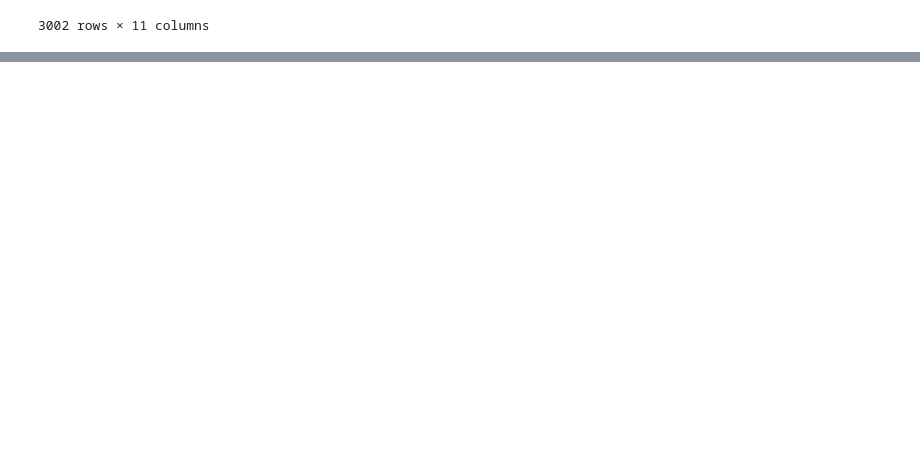
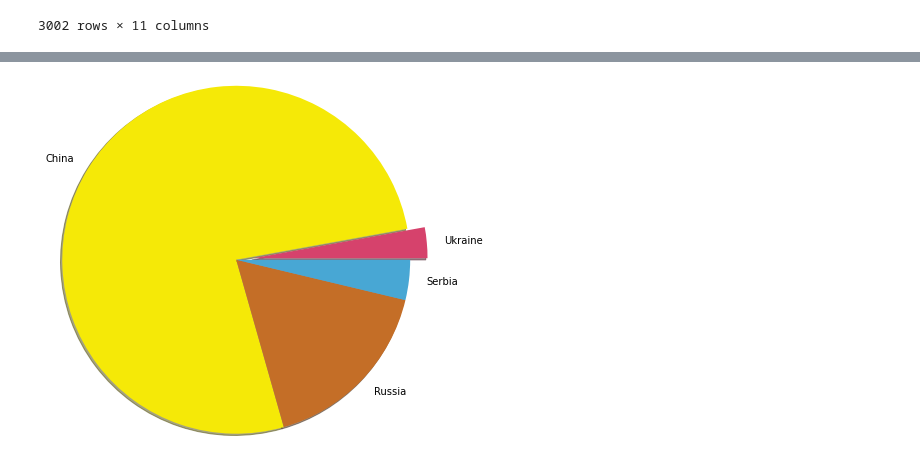
Before and after one commit to ingli96/pandas-lection, a Jupyter notebook: main.ipynb, the cells around one changed output, grey strips where cells are left out. Cells and saved outputs as stored; diff of their text form; code cells hidden in the pictures; blank space fills up the shorter version.

```diff
--- a/main.ipynb
+++ b/main.ipynb
@@ -26,0 +39,4 @@ data
+# %%
+# сразу удалим ненужные, с которыми мы не планируем работать
+data = data.drop(['FIPS', 'Admin2', 'Last_Update', 'Province_State', 'Lat', 'Long_', 'Combined_Key'], axis=1)
+data
@@ -26,0 +58,4 @@ data
+# %%
+# мне не интересно смотреть в каком именно городе в US заражены, поэтому создам новый фрейм, в котором сгруппирую по странам
+data_country = data.groupby('Country_Region').sum() # сейчас в эту строку не нужно вникать, позже всё само поймется
+data_country
@@ -26,0 +315,21 @@ data
+# %%
+# вот сейчас будет что-то более интересное, в кратце: найти страны где зараженных больше 5000, присвоить им отдельную колонку
+# выведем количество стран, где зараженных меньше нашей границы, и нарисуем произвольный график
+
+# import numpy as np
+# filt_more_active = np.where(data_country['Active'] > 5000) # возвращает порядковый номер элемента
+# data_country.iloc[filt_more_active] # помним, что iloc обращается по порядковому номеру
+# варианты как искользовать те же самые условия через numpy()
+
+filt_more_active = data_country['Active'] > 5000
+list_more_active = data_country[filt_more_active].index # создаем список стран в которык число активно зараженных больше 5000
+print(list_more_active, len(list_more_active), sep='\n')
+data_country['iter'] = 0 # добавляем новую колонку и заполняем нулями
+# пройдем по каждому эллементу индекса фрейма, если он находится в нашем списке list_more_active, то элемент с колонки iter меняется на 10
+for l in data_country.index:
+    if l in list_more_active:
+        data_country.loc[l]['iter'] = 1
+
+
+data_country # посмотрим что получилось
+data_country['iter'].sum()
@@ -26,0 +348,9 @@ data
+# %%
+labels = ['Ukraine', 'China', 'Russia', 'Serbia']
+values = [data_country.loc['Ukraine']['Confirmed'], data_country.loc['China']['Confirmed']
+         ,data_country.loc['Russia']['Confirmed'], data_country.loc['Serbia']['Confirmed']]
+
+plt.pie(values, labels = labels, radius = 2, explode = [0.2,0,0,0],colors = ['#d6426c','#f5e907','#c46e27','#48a7d4'], shadow = True)
+plt.show()
+# %% [output]
+[figure, added]
```
Also changed, not shown: parts of 24 cells of this notebook.
